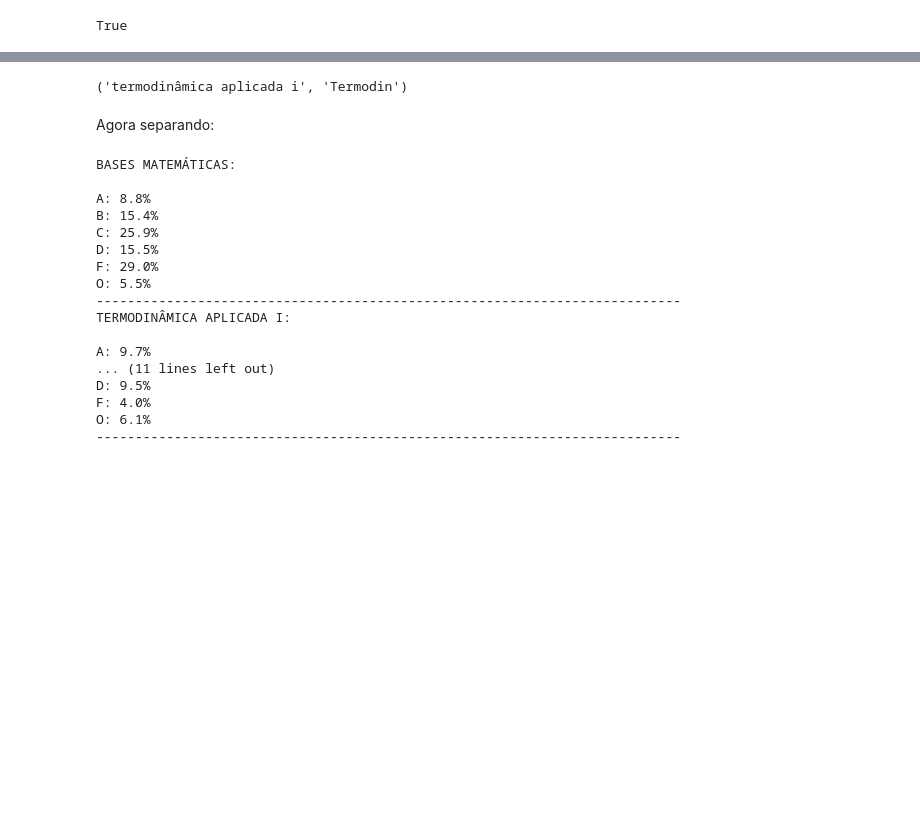
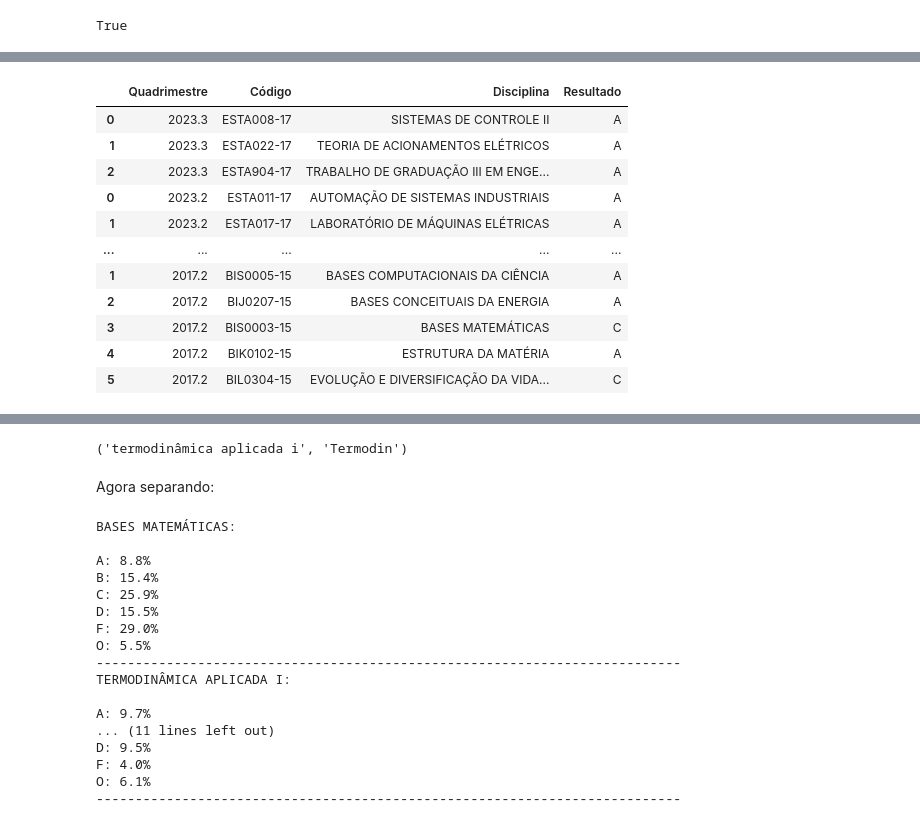
Before and after one commit to azzolinovarella/azzolinovarella.github.io, a Jupyter notebook: notebooks/02-Teste.ipynb, the cells around one changed output, grey strips where cells are left out. Cells and saved outputs as stored; diff of their text form; code cells hidden in the pictures; blank space fills up the shorter version.

Commit message:
Implementado scraping para SIGAA - começando a migrar para POO e usando ABC

```diff
--- a/notebooks/02-Teste.ipynb
+++ b/notebooks/02-Teste.ipynb
@@ -74,0 +190,82 @@ O: 5.5%
+# %%
+import pandas as pd
+
+load_dotenv()
+
+# Cria o driver e ajusta para que a tela do navegador fique do lado esquerdo
+options = Options()
+options.add_argument('--disable-gpu')  # Desabilita a aceleração de GPU (opcional)
+# if HEADLESS: options.add_argument('--headless')  # Ativa o modo headless
+driver = webdriver.Chrome(options=options)
+if not HEADLESS:
+    driver.set_window_position(0, 0)
+    driver.set_window_size(SCREEN_WIDTH // 2, SCREEN_HEIGHT)  # Para ficar do lado esquerdo
+driver.get('https://sig.ufabc.edu.br/sigaa/verTelaLogin.do')
+
+# Localiza o campo de usuário e senha
+input_username = WebDriverWait(driver, MAX_TIME_TO_WAIT).until(
+    EC.presence_of_element_located((By.NAME, 'user.login'))
+)
+input_username.send_keys(os.environ['UFABC-USERNAME'])
+input_pswd = driver.find_element(by=By.NAME, value='user.senha')  # Não necessário usar o WebDriverWait -> Se já encontrou um, o outro tem que estar lá também
+input_pswd.send_keys(os.environ['UFABC-PASWD'])
+submit_button = driver.find_element(By.XPATH, '//input[@type="submit" and @value="Entrar"]')
+submit_button.click()
+
+# Vai para a página "Portal do Discente" (passo a mais)
+driver.get('https://sig.ufabc.edu.br/sigaa/portais/discente/discente.jsf')
+
+# Clica na aba "Ensino" e depois "Consultar Minhas Notas"
+dropdown = WebDriverWait(driver, MAX_TIME_TO_WAIT).until(
+    EC.element_to_be_clickable((By.XPATH, '//span[@class="ThemeOfficeMainFolderText" and text()="Ensino"]'))
+)
+dropdown.click()
+get_grades_opt = driver.find_element(by=By.XPATH, value='//td[@class="ThemeOfficeMenuItemText" and text()="Consultar Minhas Notas"]')
+get_grades_opt.click()
+
+# Puxa os dados da tabela
+tables_elements = WebDriverWait(driver, MAX_TIME_TO_WAIT).until(
+    EC.visibility_of_all_elements_located((By.XPATH, '//table[@class="tabelaRelatorio"]'))
+)
+
+df_list = []
+for table in tables_elements:
+    # Agora vamos extrair as linhas da tabela
+    quad = table.find_element(By.TAG_NAME, 'caption').text
+    rows = table.find_elements(By.TAG_NAME, 'tr')
+
+    # Extraindo os cabeçalhos (primeira linha da tabela)
+    headers = [header.text for header in rows[0].find_elements(By.TAG_NAME, 'th')]
+
+    # Extraindo as linhas de dados
+    data = []
+    for row in rows[1:]:  # pulando o cabeçalho
+        columns = row.find_elements(By.TAG_NAME, 'td')
+        row_data = [col.text for col in columns]
+        data.append(row_data)
+
+    # Convertendo os dados extraídos para um DataFrame do Pandas
+    df_tmp = pd.DataFrame(data, columns=headers)
+    df_tmp['Quadrimestre'] = quad
+
+    df_list.append(df_tmp)
+
+df = pd.concat(df_list)
+df = df[df['Situação'] != 'CANCELADO'][['Quadrimestre', 'Código', 'Disciplina', 'Resultado']]
+
+driver.quit()
+
+df
+# %% [output]
+|  | Quadrimestre | Código | Disciplina | Resultado |
+| 0 | 2023.3 | ESTA008-17 | SISTEMAS DE CONTROLE II | A |
+| 1 | 2023.3 | ESTA022-17 | TEORIA DE ACIONAMENTOS ELÉTRICOS | A |
+| 2 | 2023.3 | ESTA904-17 | TRABALHO DE GRADUAÇÃO III EM ENGE... | A |
+| 0 | 2023.2 | ESTA011-17 | AUTOMAÇÃO DE SISTEMAS INDUSTRIAIS | A |
+| 1 | 2023.2 | ESTA017-17 | LABORATÓRIO DE MÁQUINAS ELÉTRICAS | A |
+| ... | ... | ... | ... | ... |
+| 1 | 2017.2 | BIS0005-15 | BASES COMPUTACIONAIS DA CIÊNCIA | A |
+| 2 | 2017.2 | BIJ0207-15 | BASES CONCEITUAIS DA ENERGIA | A |
+| 3 | 2017.2 | BIS0003-15 | BASES MATEMÁTICAS | C |
+| 4 | 2017.2 | BIK0102-15 | ESTRUTURA DA MATÉRIA | A |
+| 5 | 2017.2 | BIL0304-15 | EVOLUÇÃO E DIVERSIFICAÇÃO DA VIDA... | C |
```
Also changed, not shown: parts of 11 cells of this notebook.
